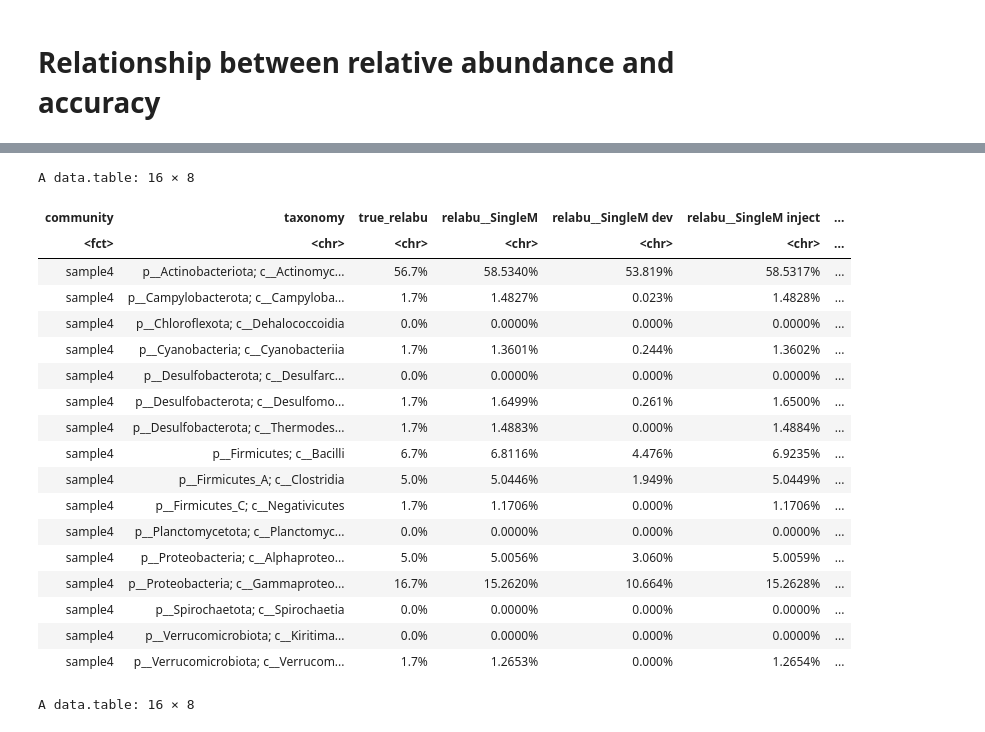
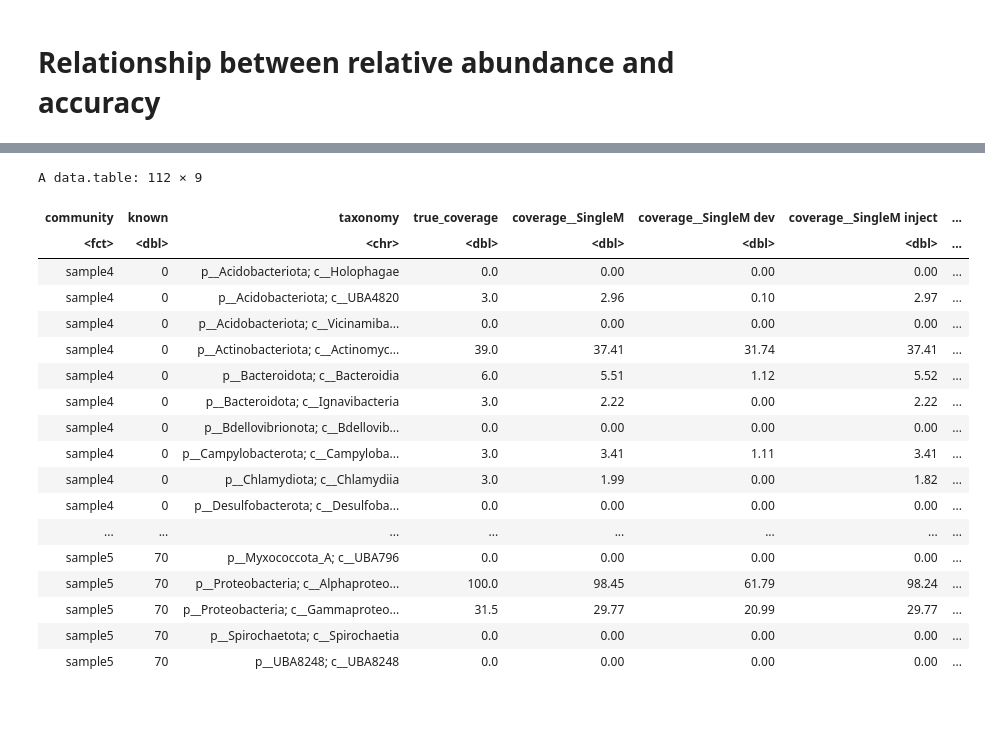
Before and after one commit to timbalam/singlem-benchmarking, a Jupyter notebook: 10_related_and_novel/plot.ipynb, the cells around one changed output, grey strips where cells are left out. Cells and saved outputs as stored; diff of their text form; code cells hidden in the pictures.

```diff
--- a/10_related_and_novel/plot.ipynb
+++ b/10_related_and_novel/plot.ipynb
@@ -51,15 +52,20 @@ Warning message:
 # %% [markdown]
 # Relationship between relative abundance and accuracy
 # %%
-truth_profiles = data.table(expand.grid(community=communities, dominance=dominance))
-truth_profiles2 = truth_profiles[, fread(paste('truths/dominance', dominance, '/',community,'.condensed',sep='')), by=list(community, dominance)]
+truth_profiles = data.table(expand.grid(community=communities, known=known_percent))
+truth_profiles2 = truth_profiles[
+    ,
+    fread(paste('truths/known', known, '/',community,'.condensed',sep=''),
+          colClasses = c("coverage" = "double")),
+    by=list(community, known)
+]
 truth_profiles2[, c("sample", "tool") := .(NULL, 'Gold standard')]
 # %%
-tool_profiles = data.table(expand.grid(tool = tools, community = communities, dominance = dominance))
+tool_profiles = data.table(expand.grid(tool = tools, community = communities, known = known_percent))
 tool_profiles2 = tool_profiles[
     ,
-    fread(paste('output_',tool,'/',tool,'/dominance',dominance, '/', community,'.profile',sep='')),
-    by=list(tool,community,dominance)
+    fread(paste('output_',tool,'/',tool,'/known', known, '/', community,'.profile',sep='')),
+    by=list(tool, community, known)
 ]
 tool_profiles2[
     ,
@@ -69,8 +75,8 @@ tool_profiles2[
 ]
 
 all_profiles = rbind(truth_profiles2, tool_profiles2)
-all_profiles[, relabu := coverage / sum(coverage), by = list(community, tool)]
-m = dcast(all_profiles, taxonomy + community ~ tool, value.var = c("relabu", "coverage"), fill = 0)
+all_profiles[, relabu := coverage / sum(coverage), by = list(community, known, tool)]
+m = dcast(all_profiles, taxonomy + community + known ~ tool, value.var = c("relabu", "coverage"), fill = 0)
 setnames(m, names(m), gsub("_", "__", names(m)))
 setnames(m, c("relabu__Gold standard", "coverage__Gold standard"), c("true_relabu", "true_coverage"))
 # %%
@@ -85,7 +91,7 @@ format_table <- function(m) {
             list(purrr::map_chr(strsplit(taxonomy, "; ?"), function(x) paste0(tail(x,2), collapse = "; ")))
         ),
         .SDcols = ra_cols
-    ][]
+    ][order(community, known, taxonomy)]
 }
 # %%
 # singlem coverages
@@ -99,7 +105,7 @@ format_table_cov <- function(m) {
             list(purrr::map_chr(strsplit(taxonomy, "; ?"), function(x) paste0(tail(x,2), collapse = "; ")))
         ),
         .SDcols = cov_cols
-    ][]
+    ][order(community, known, taxonomy)]
 }
 # %%
 # kingdom
@@ -154,25 +158,24 @@ A data.table: 12 × 8
 # %%
 # class
-#format_table(m[!grepl("d__Archaea", taxonomy) & grepl(";c__", taxonomy), lapply(.SD, sum), by = list(community, taxonomy = gsub(";o__.*", "", taxonomy))])
-format_table_cov(m[!grepl("d__Archaea", taxonomy) & grepl(";c__", taxonomy), lapply(.SD, sum), by = list(community, taxonomy = gsub(";o__.*", "", taxonomy))])
+#format_table(m[!grepl("d__Archaea", taxonomy) & grepl(";c__", taxonomy), lapply(.SD, sum), by = list(community, known, taxonomy = gsub(";o__.*", "", taxonomy))])
+format_table_cov(m[!grepl("d__Archaea", taxonomy) & grepl(";c__", taxonomy), lapply(.SD, sum), by = list(community, known, taxonomy = gsub(";o__.*", "", taxonomy))])
 # %% [output]
-A data.table: 16 × 8
+A data.table: 112 × 9
-| community | taxonomy | true_relabu | relabu__SingleM | relabu__SingleM dev | relabu__SingleM inject | ... |
-| <fct> | <chr> | <chr> | <chr> | <chr> | <chr> | ... |
-| sample4 | p__Actinobacteriota; c__Actinomyc... | 56.7% | 58.5340% | 53.819% | 58.5317% | ... |
-| sample4 | p__Campylobacterota; c__Campyloba... | 1.7% | 1.4827% | 0.023% | 1.4828% | ... |
-| sample4 | p__Chloroflexota; c__Dehalococcoidia | 0.0% | 0.0000% | 0.000% | 0.0000% | ... |
-| sample4 | p__Cyanobacteria; c__Cyanobacteriia | 1.7% | 1.3601% | 0.244% | 1.3602% | ... |
-| sample4 | p__Desulfobacterota; c__Desulfarc... | 0.0% | 0.0000% | 0.000% | 0.0000% | ... |
-| sample4 | p__Desulfobacterota; c__Desulfomo... | 1.7% | 1.6499% | 0.261% | 1.6500% | ... |
-| sample4 | p__Desulfobacterota; c__Thermodes... | 1.7% | 1.4883% | 0.000% | 1.4884% | ... |
-| sample4 | p__Firmicutes; c__Bacilli | 6.7% | 6.8116% | 4.476% | 6.9235% | ... |
-| sample4 | p__Firmicutes_A; c__Clostridia | 5.0% | 5.0446% | 1.949% | 5.0449% | ... |
-| sample4 | p__Firmicutes_C; c__Negativicutes | 1.7% | 1.1706% | 0.000% | 1.1706% | ... |
-| sample4 | p__Planctomycetota; c__Planctomyc... | 0.0% | 0.0000% | 0.000% | 0.0000% | ... |
-| sample4 | p__Proteobacteria; c__Alphaproteo... | 5.0% | 5.0056% | 3.060% | 5.0059% | ... |
-| sample4 | p__Proteobacteria; c__Gammaproteo... | 16.7% | 15.2620% | 10.664% | 15.2628% | ... |
-| sample4 | p__Spirochaetota; c__Spirochaetia | 0.0% | 0.0000% | 0.000% | 0.0000% | ... |
-| sample4 | p__Verrucomicrobiota; c__Kiritima... | 0.0% | 0.0000% | 0.000% | 0.0000% | ... |
-| sample4 | p__Verrucomicrobiota; c__Verrucom... | 1.7% | 1.2653% | 0.000% | 1.2654% | ... |
+| community | known | taxonomy | true_coverage | coverage__SingleM | coverage__SingleM dev | coverage__SingleM inject | ... |
+| <fct> | <dbl> | <chr> | <dbl> | <dbl> | <dbl> | <dbl> | ... |
+| sample4 | 0 | p__Acidobacteriota; c__Holophagae | 0.0 | 0.00 | 0.00 | 0.00 | ... |
+| sample4 | 0 | p__Acidobacteriota; c__UBA4820 | 3.0 | 2.96 | 0.10 | 2.97 | ... |
+| sample4 | 0 | p__Acidobacteriota; c__Vicinamiba... | 0.0 | 0.00 | 0.00 | 0.00 | ... |
+| sample4 | 0 | p__Actinobacteriota; c__Actinomyc... | 39.0 | 37.41 | 31.74 | 37.41 | ... |
+| sample4 | 0 | p__Bacteroidota; c__Bacteroidia | 6.0 | 5.51 | 1.12 | 5.52 | ... |
+| sample4 | 0 | p__Bacteroidota; c__Ignavibacteria | 3.0 | 2.22 | 0.00 | 2.22 | ... |
+| sample4 | 0 | p__Bdellovibrionota; c__Bdellovib... | 0.0 | 0.00 | 0.00 | 0.00 | ... |
+| sample4 | 0 | p__Campylobacterota; c__Campyloba... | 3.0 | 3.41 | 1.11 | 3.41 | ... |
+| sample4 | 0 | p__Chlamydiota; c__Chlamydiia | 3.0 | 1.99 | 0.00 | 1.82 | ... |
+| sample4 | 0 | p__Desulfobacterota; c__Desulfoba... | 0.0 | 0.00 | 0.00 | 0.00 | ... |
+| ... | ... | ... | ... | ... | ... | ... | ... |
+| sample5 | 70 | p__Myxococcota_A; c__UBA796 | 0.0 | 0.00 | 0.00 | 0.00 | ... |
+| sample5 | 70 | p__Proteobacteria; c__Alphaproteo... | 100.0 | 98.45 | 61.79 | 98.24 | ... |
+| sample5 | 70 | p__Proteobacteria; c__Gammaproteo... | 31.5 | 29.77 | 20.99 | 29.77 | ... |
+| sample5 | 70 | p__Spirochaetota; c__Spirochaetia | 0.0 | 0.00 | 0.00 | 0.00 | ... |
+| sample5 | 70 | p__UBA8248; c__UBA8248 | 0.0 | 0.00 | 0.00 | 0.00 | ... |
-A data.table: 16 × 8
```
Also changed, not shown: parts of 10 cells of this notebook, 6 other files.
